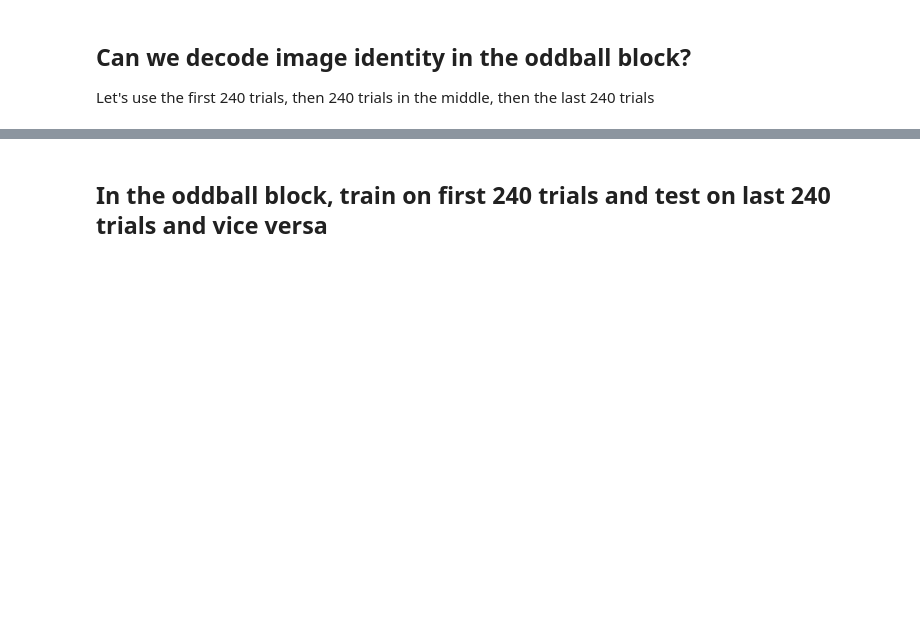
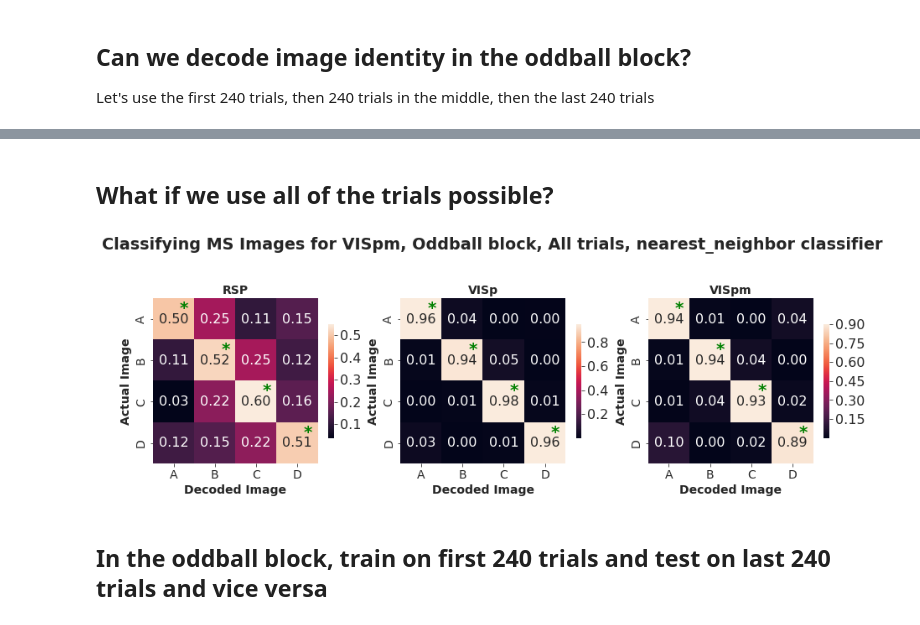
Before and after one commit to AllenInstitute/openscope_predictive_coding, a Jupyter notebook: openscope_predictive_coding/notebooks/decoding_tutorial.ipynb, the cells around one changed output, grey strips where cells are left out. Saved outputs shown, nothing was run; the diff lists cells and outputs as text; code cells hidden in the pictures; blank space fills up the shorter version.

```diff
--- a/openscope_predictive_coding/notebooks/decoding_tutorial.ipynb
+++ b/openscope_predictive_coding/notebooks/decoding_tutorial.ipynb
@@ -731,3 +731,43 @@ for area in areanames:
+# %% [markdown]
+## What if we use all of the trials possible?
+# %%
+#This cell takes a long long time because we're using all of the trials
+classifier = 'nearest_neighbor'
+method='kfold'
+fig, axes = plt.subplots(1,3,figsize=(15,5))
+for ii,area in enumerate(areanames):
+
+    #Get trials where MS images were presented from the middle of the oddball block
+    X_oddball, Y_oddball, _ = dc.match_trials(oddball_pseudopop_responses[area], stimulus_df, block='oddball', trial_type='ABCD')
+
+    #Use pseudopopulation vectors for decoding
+    confusion_mat, confusion_shf, confusion_z = dc.cross_validate(X_oddball,Y_oddball,method=method,classifier=classifier,plot_shuffle=False,clabels=mainseq_ids)
+
+    fpath = os.path.join(SaveDir,'mainseq_decoding_oddball-block_alltrials_{}_{}.mat'.format(area,classifier))
+    with h5py.File(fpath,'w') as h5file:
+        h5file.create_dataset('confusion_mat',data=confusion_mat)
+        h5file.create_dataset('confusion_shf',data=confusion_shf)
+        h5file.create_dataset('confusion_z',data=confusion_z)
+        h5file.create_dataset('area',data=area)
+        h5file.create_dataset('classifier',data=classifier)
+        h5file.create_dataset('method',data=method)
+
+    dc.plot_decoding_accuracy(confusion_mat,confusion_z,ax=axes[ii],class_labels=['A','B','C','D'],title=area,annot=True)
+plt.suptitle('Classifying MS Images for {}, Oddball block, All trials, {} classifier'.format(area,classifier))
+plt.savefig(os.path.join(PlotDir,'mainseq_decoding_oddball-block_alltrials_{}.png'.format(classifier)))
+# %%
+fig, axes = plt.subplots(1,3,figsize=(15,5))
+for ii,area in enumerate(areanames):
+    fpath = os.path.join(SaveDir,'mainseq_decoding_oddball-block_alltrials_{}_{}.mat'.format(area,classifier))
+    with h5py.File(fpath,'r') as h5file:
+        confusion_mat = np.array(h5file['confusion_mat'])
+        confusion_z = np.array(h5file['confusion_z'])
+
+    dc.plot_decoding_accuracy(confusion_mat,confusion_z,ax=axes[ii],class_labels=['A','B','C','D'],title=area,annot=True)
+plt.suptitle('Classifying MS Images for {}, Oddball block, All trials, {} classifier'.format(area,classifier))
+plt.savefig(os.path.join(PlotDir,'mainseq_decoding_oddball-block_alltrials_{}.png'.format(classifier)))
+# %% [output]
+[figure, added]
 # %% [markdown]
 ## In the oddball block, train on first 240 trials and test on last 240 trials and vice versa
 # %%
```
Also changed, not shown: parts of 4 cells of this notebook, 3 other files.
